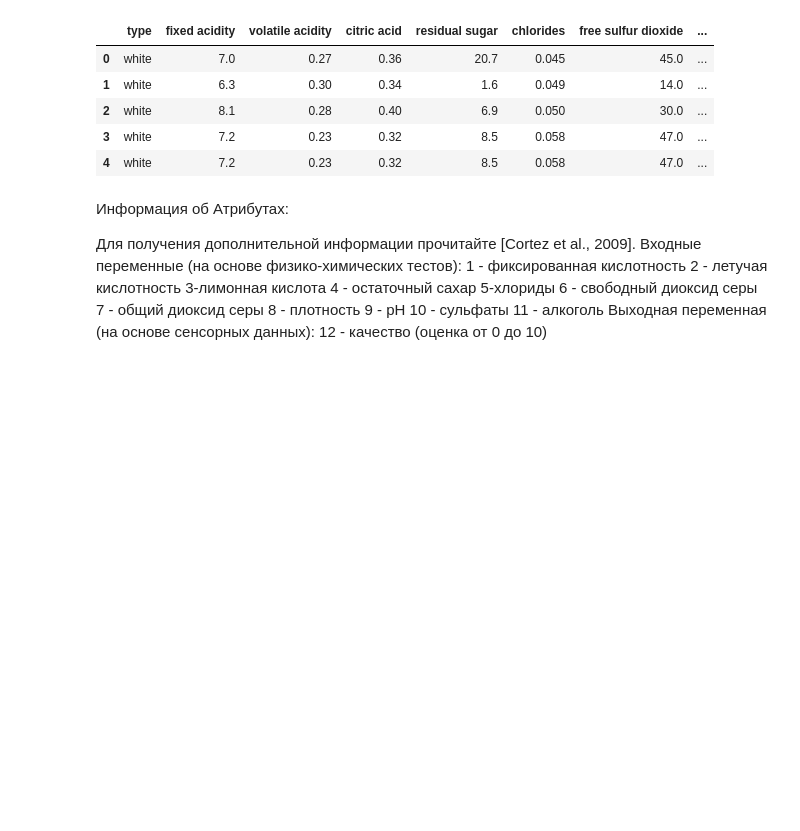
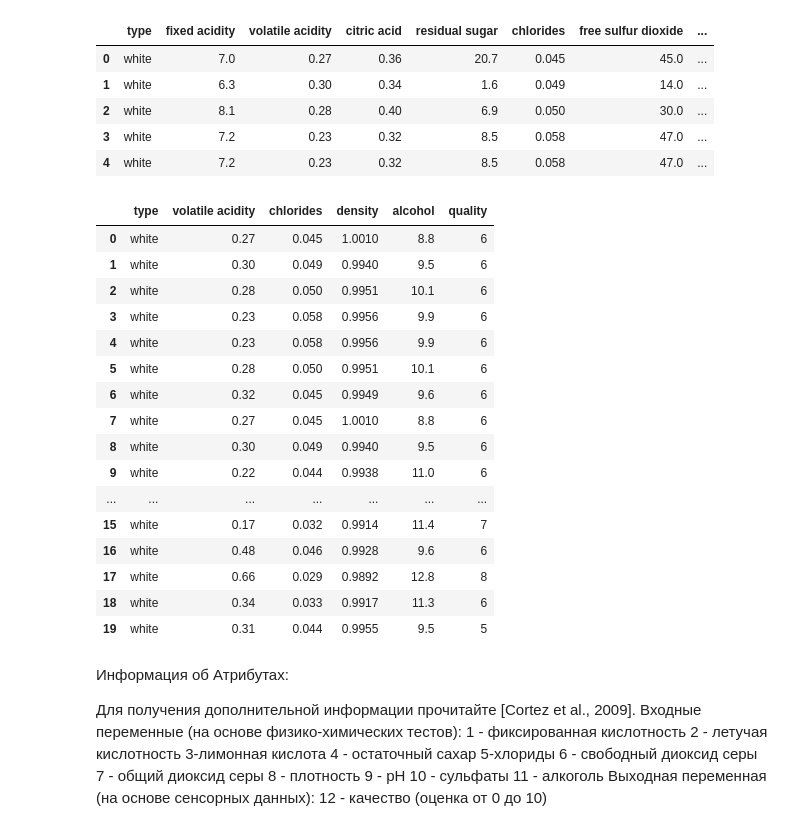
Before and after one commit to MS-max914/MX_2X, a Jupyter notebook: order2/Untitled.ipynb, the cells around one changed output. Drawn from its saved outputs; the diff is of its cells as text; code cells hidden in the pictures; blank space fills up the shorter version.

```diff
--- a/order2/Untitled.ipynb
+++ b/order2/Untitled.ipynb
@@ -141,6 +141,28 @@ data.head()
 | 2 | white | 8.1 | 0.28 | 0.40 | 6.9 | 0.050 | 30.0 | ... |
 | 3 | white | 7.2 | 0.23 | 0.32 | 8.5 | 0.058 | 47.0 | ... |
 | 4 | white | 7.2 | 0.23 | 0.32 | 8.5 | 0.058 | 47.0 | ... |
+# %%
+data_10 = data[["type", "volatile acidity", "chlorides", "density", "alcohol", "quality"]]
+# %%
+data_10.head(20)
+# %% [output]
+|  | type | volatile acidity | chlorides | density | alcohol | quality |
+| 0 | white | 0.27 | 0.045 | 1.0010 | 8.8 | 6 |
+| 1 | white | 0.30 | 0.049 | 0.9940 | 9.5 | 6 |
+| 2 | white | 0.28 | 0.050 | 0.9951 | 10.1 | 6 |
+| 3 | white | 0.23 | 0.058 | 0.9956 | 9.9 | 6 |
+| 4 | white | 0.23 | 0.058 | 0.9956 | 9.9 | 6 |
+| 5 | white | 0.28 | 0.050 | 0.9951 | 10.1 | 6 |
+| 6 | white | 0.32 | 0.045 | 0.9949 | 9.6 | 6 |
+| 7 | white | 0.27 | 0.045 | 1.0010 | 8.8 | 6 |
+| 8 | white | 0.30 | 0.049 | 0.9940 | 9.5 | 6 |
+| 9 | white | 0.22 | 0.044 | 0.9938 | 11.0 | 6 |
+| ... | ... | ... | ... | ... | ... | ... |
+| 15 | white | 0.17 | 0.032 | 0.9914 | 11.4 | 7 |
+| 16 | white | 0.48 | 0.046 | 0.9928 | 9.6 | 6 |
+| 17 | white | 0.66 | 0.029 | 0.9892 | 12.8 | 8 |
+| 18 | white | 0.34 | 0.033 | 0.9917 | 11.3 | 6 |
+| 19 | white | 0.31 | 0.044 | 0.9955 | 9.5 | 5 |
 # %% [markdown]
 Информация об Атрибутах:
 
```
Also changed, not shown: 9 other files.
